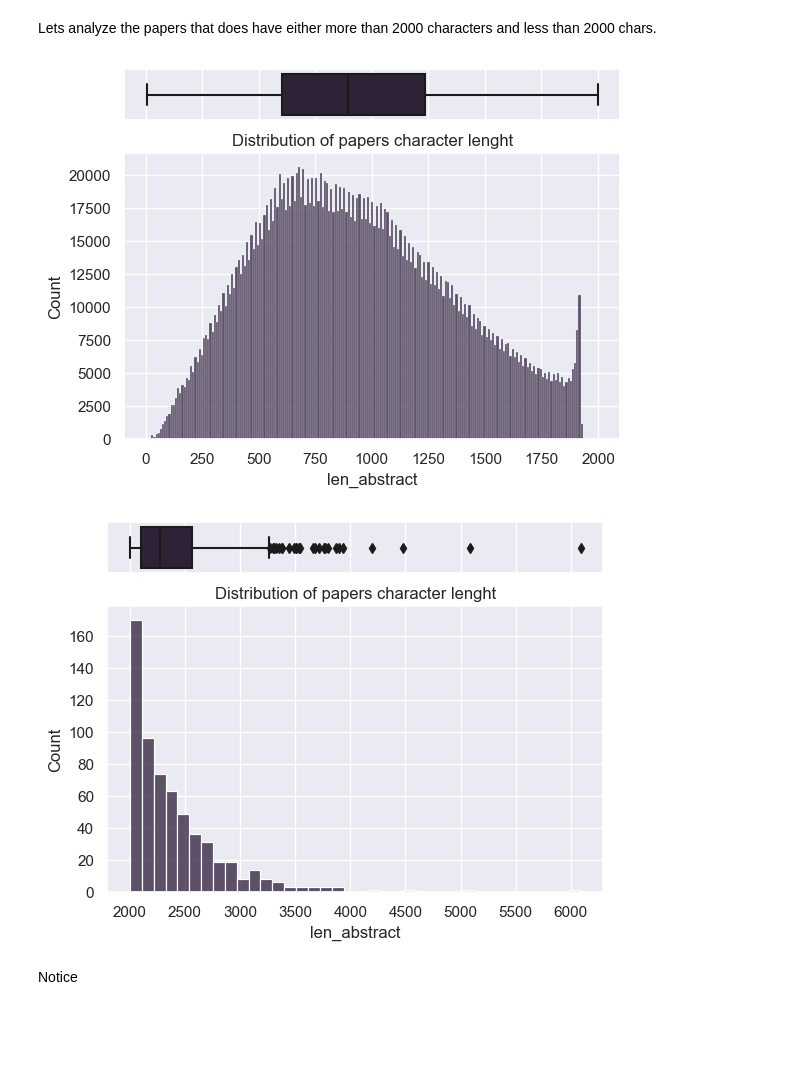
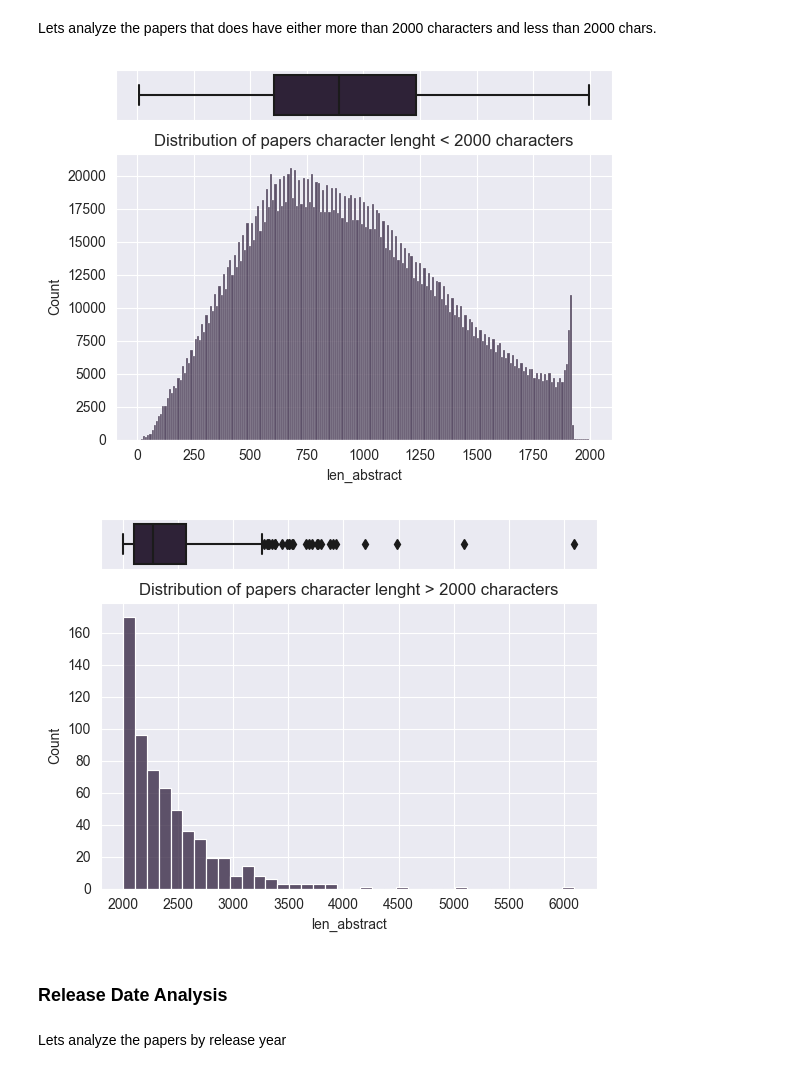
Before and after one commit to LewisPons/arxiv-paper-recommender-system, a Jupyter notebook: notebooks/eda.ipynb, the cells around one changed output. Drawn from its saved outputs; the diff is of its cells as text; code cells hidden in the pictures; blank space fills up the shorter version.

Commit message:
Add EDA and NLP basis analysis

```diff
--- a/notebooks/eda.ipynb
+++ b/notebooks/eda.ipynb
@@ -306,15 +382,17 @@ Lets analyze the papers that does have either more than 2000 characters and less
 lt_condition = (df_raw['len_abstract'] < 2000)
 creating_box_hist(column='len_abstract',
                   df=df_raw[['len_abstract']][lt_condition],
-                  plot_title='Distribution of papers character lenght')
+                  plot_title='Distribution of papers character lenght < 2000 characters')
 # %% [output]
-[figure, old version]
+[figure, new version]
 # %%
 gt_condition = (df_raw['len_abstract'] > 2000)
 creating_box_hist(column='len_abstract',
                   df=df_raw[['len_abstract']][gt_condition],
-                  plot_title='Distribution of papers character lenght')
+                  plot_title='Distribution of papers character lenght > 2000 characters')
 # %% [output]
-[figure, old version]
+[figure, new version]
-# %% [markdown]
-Notice
+# %% [markdown]
+### Release Date Analysis
+# %% [markdown]
+Lets analyze the papers by release year
```
Also changed, not shown: parts of 29 cells of this notebook, 18 other files.
